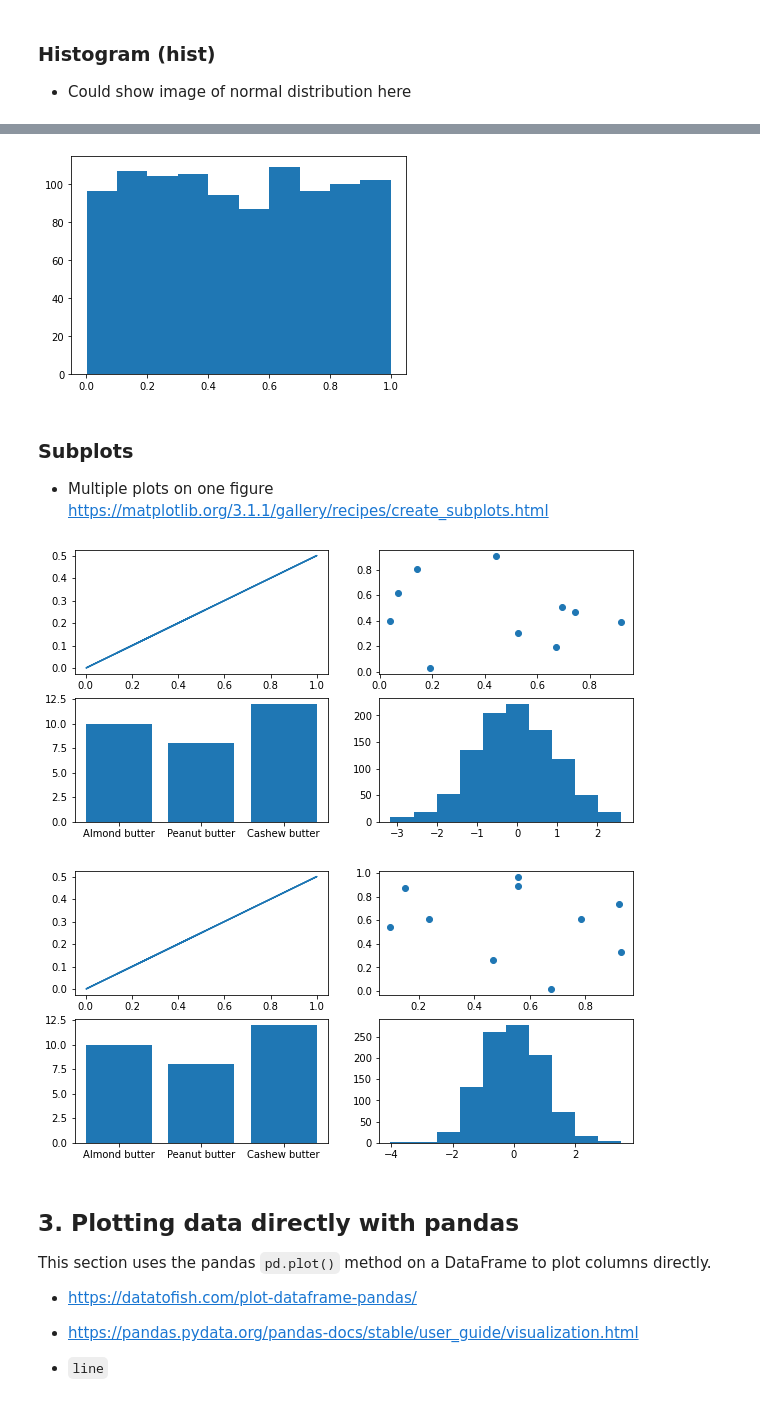
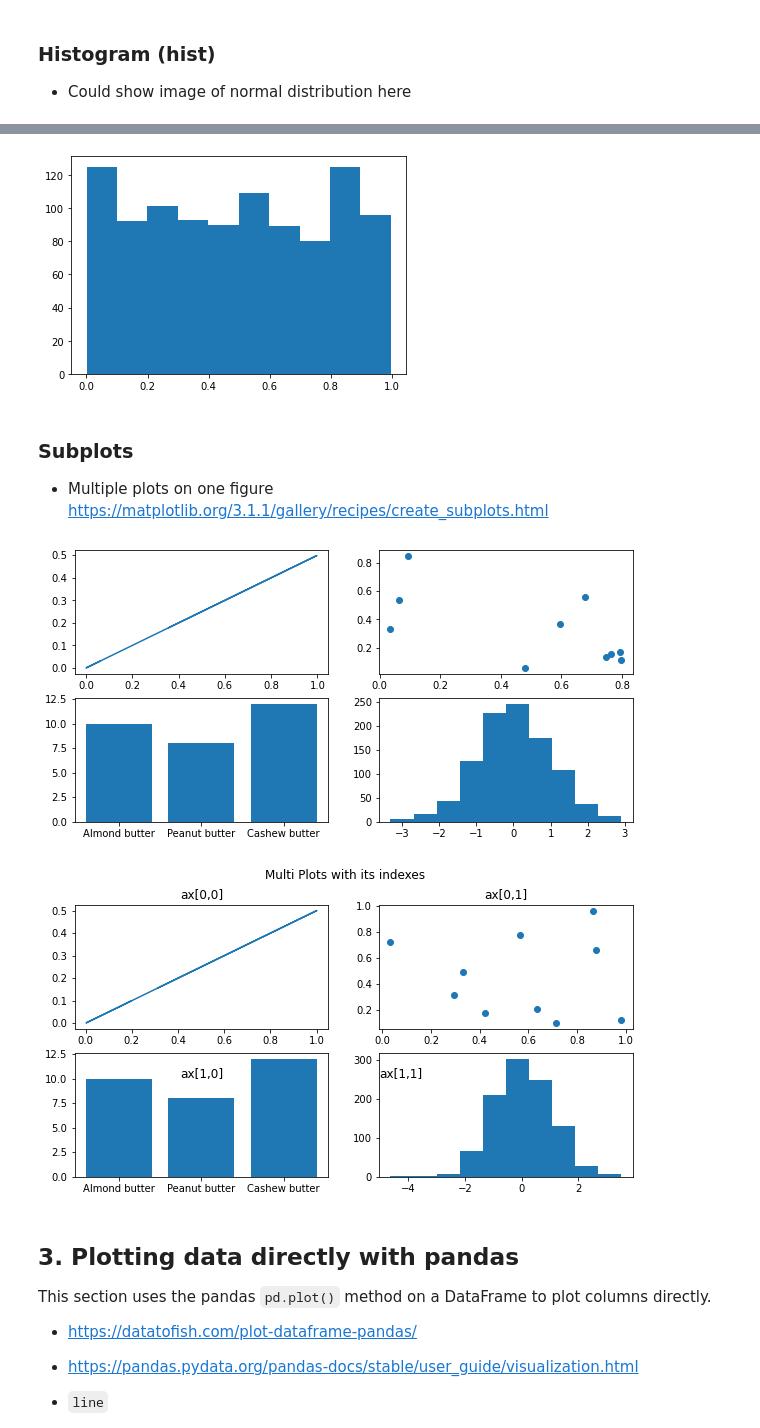
Before and after one commit to m00racle/zero-to-mastery-ml, a Jupyter notebook: section-2-data-science-and-ml-tools/introduction-to-matplotlib-video.ipynb, the cells around one changed output, grey strips where cells are left out. Cells and saved outputs as stored; diff of their text form; code cells hidden in the pictures.

Commit message:
session axes subplot options.

```diff
--- a/section-2-data-science-and-ml-tools/introduction-to-matplotlib-video.ipynb
+++ b/section-2-data-science-and-ml-tools/introduction-to-matplotlib-video.ipynb
@@ -228,8 +229,8 @@ ax.barh(list(nut_butter_prices.keys()), list(nut_butter_prices.values()));
 * Could show image of normal distribution here
 # %%
 # Make some data from a normal distribution
-x = np.random.randn(1000) # pulls data from a normal distribution
+x_rand = np.random.randn(1000) # pulls data from a normal distribution
 
 fig, ax = plt.subplots()
-ax.hist(x);
+ax.hist(x_rand);
 # %% [output]
@@ -237,38 +238,44 @@ ax.hist(x);
 # %%
-x = np.random.random(1000) # random data from random distribution
+x_rand_non_normal = np.random.random(1000) # random data from random distribution
 
 fig, ax = plt.subplots()
-ax.hist(x);
+ax.hist(x_rand_non_normal);
+# this is not really not normal.
 # %% [output]
-[figure, old version]
+[figure, new version]
 # %% [markdown]
 ### Subplots
 * Multiple plots on one figure
 https://matplotlib.org/3.1.1/gallery/recipes/create_subplots.html
 # %%
-# Option 1: Create multiple subplots
+# Option 1: Create multiple subplots here we got 4 plots with ax and ax2
 fig, ((ax1, ax2), (ax3, ax4)) = plt.subplots(nrows=2,
                                              ncols=2,
                                              figsize=(10, 5))
 
 # Plot data to each axis
-ax1.plot(x, x/2);
+ax1.plot(x_rand_non_normal, x_rand_non_normal/2);
 ax2.scatter(np.random.random(10), np.random.random(10));
 ax3.bar(nut_butter_prices.keys(), nut_butter_prices.values());
 ax4.hist(np.random.randn(1000));
 # %% [output]
-[figure, old version]
+[figure, new version]
 # %%
 # Option 2: Create multiple subplots
 fig, ax = plt.subplots(nrows=2, ncols=2, figsize=(10, 5))
 
-# Index to plot data
+# Index to plot data : this is changing the ax 1 with ax[0,0] and so on
+fig.suptitle('Multi Plots with its indexes');
 ax[0, 0].plot(x, x/2);
+ax[0,0].set_title('ax[0,0]');
 ax[0, 1].scatter(np.random.random(10), np.random.random(10));
+ax[0,1].set_title('ax[0,1]');
 ax[1, 0].bar(nut_butter_prices.keys(), nut_butter_prices.values());
+ax[1,0].set_title('ax[1,0]', y=.75);
 ax[1, 1].hist(np.random.randn(1000));
+ax[1,1].set_title('ax[1,1]', loc='left', y=.75);
 # %% [output]
-[figure, old version]
+[figure, new version]
 # %% [markdown]
 ## 3. Plotting data directly with pandas
 This section uses the pandas `pd.plot()` method on a DataFrame to plot columns directly.
```
Also changed, not shown: parts of 60 cells of this notebook, 1 other file.
